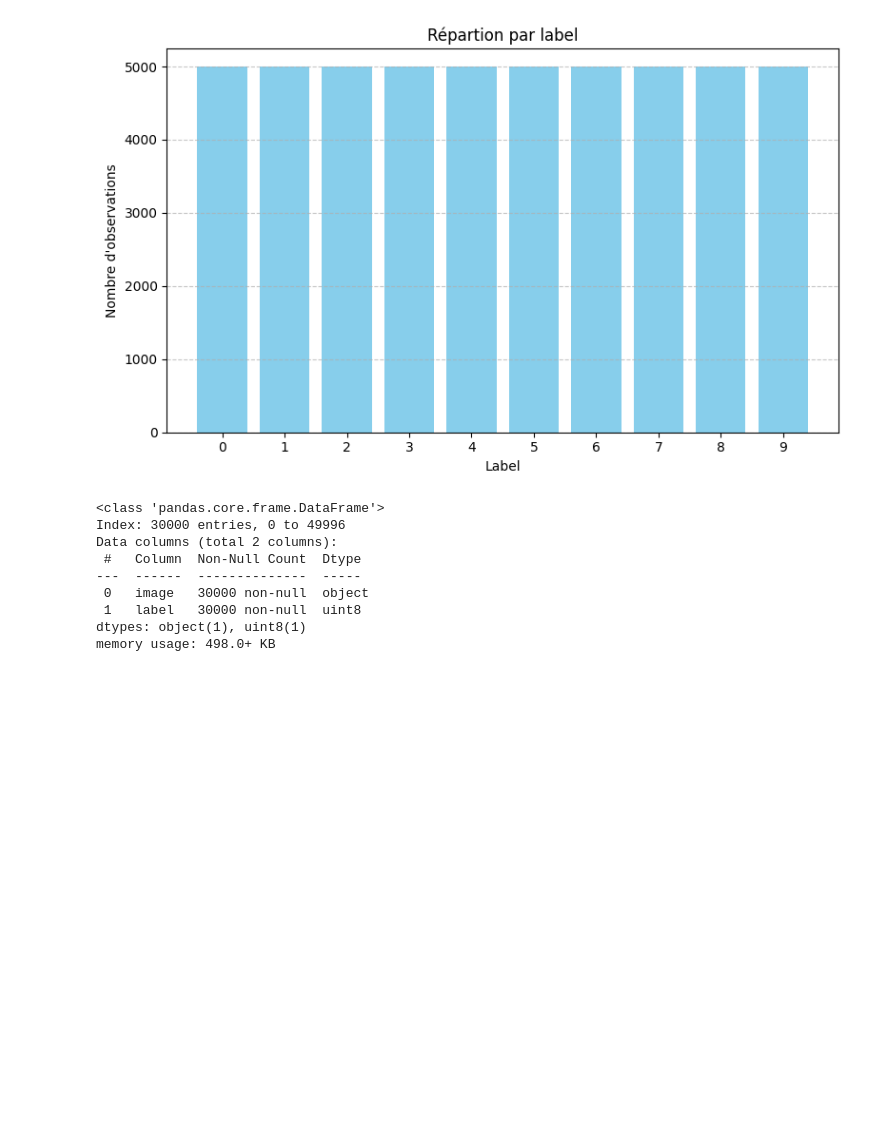
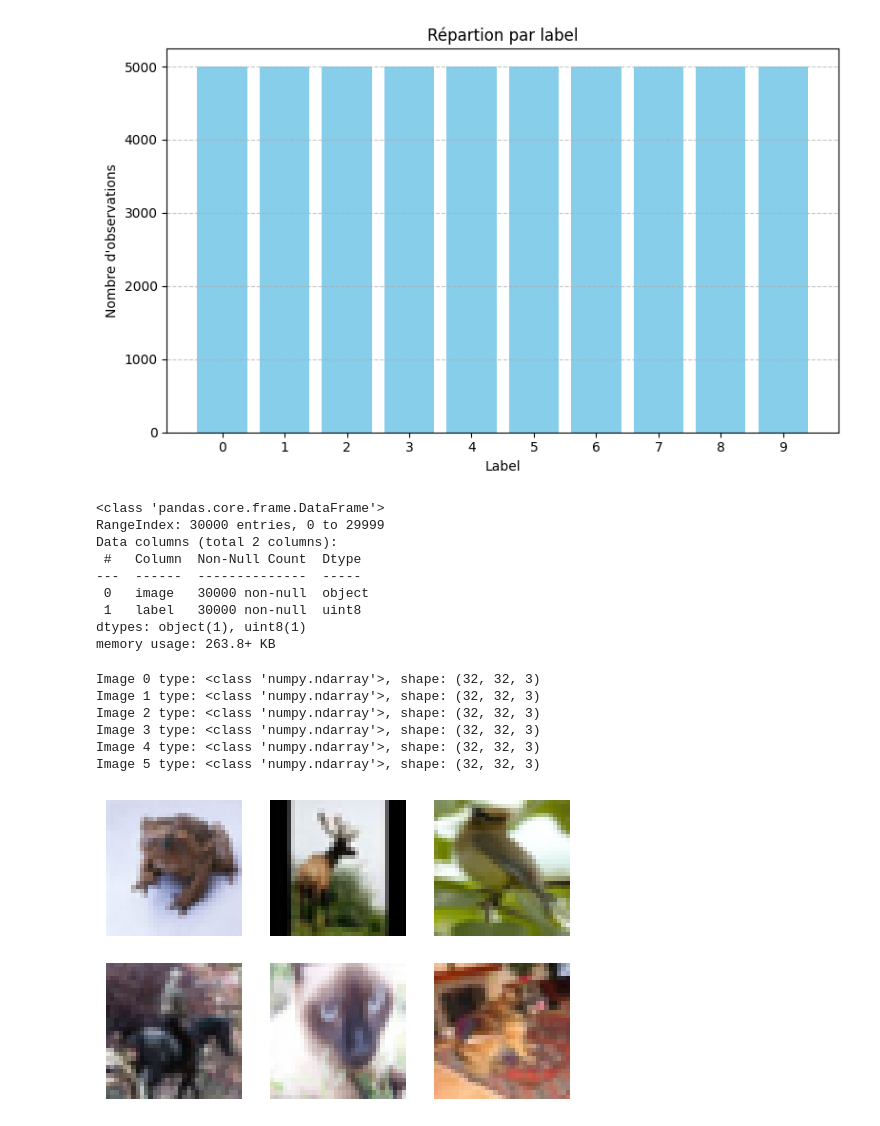
Before and after one commit to hugo-andriamaromanana/neuralzoo, a Jupyter notebook: neuralzoo/notebook/exploratory.ipynb, the cells around one changed output. Drawn from its saved outputs; the diff is of its cells as text; code cells hidden in the pictures; blank space fills up the shorter version.

```diff
--- a/neuralzoo/notebook/exploratory.ipynb
+++ b/neuralzoo/notebook/exploratory.ipynb
@@ -73,15 +52,27 @@ dataframe_per_labels(full_dataframe_train)
 [figure]
 # %%
 UNWANTED_LABELS = [0,1,8,9]
-full_dataframe_train.drop(full_dataframe_train[full_dataframe_train['label'].isin(UNWANTED_LABELS)].index, inplace=True)
+full_dataframe_train = full_dataframe_train[~full_dataframe_train['label'].isin(UNWANTED_LABELS)]
+full_dataframe_train.reset_index(drop=True, inplace=True)
 full_dataframe_train.info()
 # %% [output]
 <class 'pandas.core.frame.DataFrame'>
-Index: 30000 entries, 0 to 49996
+RangeIndex: 30000 entries, 0 to 29999
 Data columns (total 2 columns):
  #   Column  Non-Null Count  Dtype
 ---  ------  --------------  -----
  0   image   30000 non-null  object
  1   label   30000 non-null  uint8
 dtypes: object(1), uint8(1)
-memory usage: 498.0+ KB
+memory usage: 263.8+ KB
+# %%
+images = get_random_image_per_class(full_dataframe_train)
+load_image(images)
+# %% [output]
+Image 0 type: <class 'numpy.ndarray'>, shape: (32, 32, 3)
+Image 1 type: <class 'numpy.ndarray'>, shape: (32, 32, 3)
+Image 2 type: <class 'numpy.ndarray'>, shape: (32, 32, 3)
+Image 3 type: <class 'numpy.ndarray'>, shape: (32, 32, 3)
+Image 4 type: <class 'numpy.ndarray'>, shape: (32, 32, 3)
+Image 5 type: <class 'numpy.ndarray'>, shape: (32, 32, 3)
+[figure, added]
```
Also changed, not shown: parts of 5 cells of this notebook, 1 other file.
